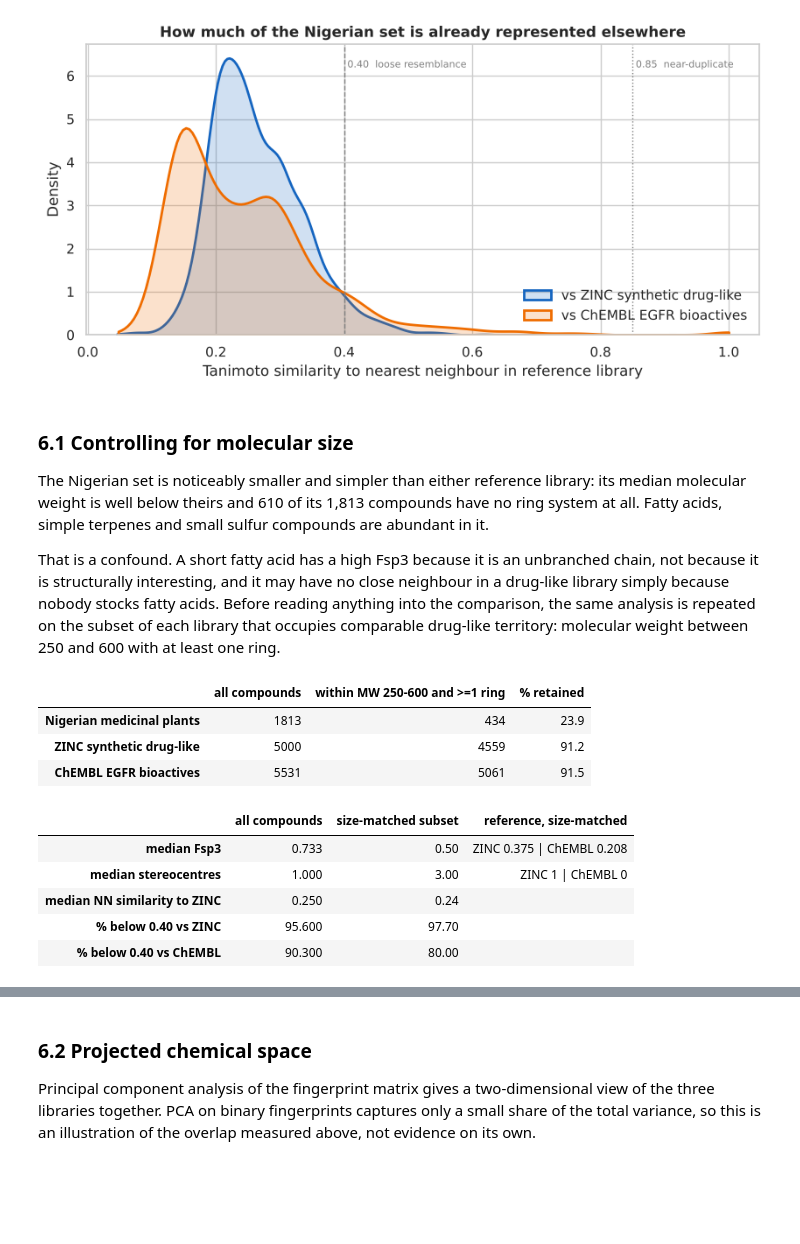
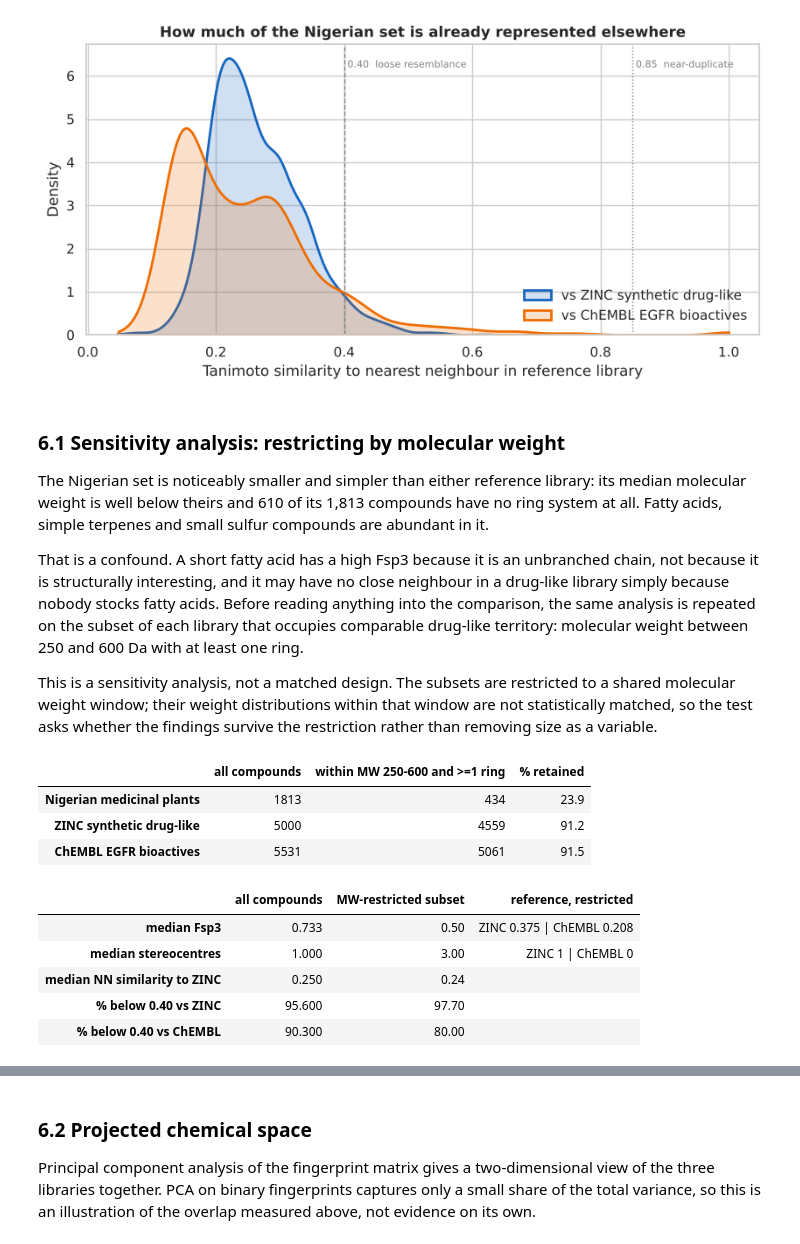
Before and after one commit to Toyin96/nigerian-phytochemical-space, a Jupyter notebook: notebooks/01_chemical_space.ipynb, the cells around one changed output, grey strips where cells are left out. Saved outputs shown, nothing was run; the diff lists cells and outputs as text; code cells hidden in the pictures; blank space fills up the shorter version.

Commit message:
Correct terminology: sensitivity analysis, not size-matched control

```diff
--- a/notebooks/01_chemical_space.ipynb
+++ b/notebooks/01_chemical_space.ipynb
@@ -341,7 +341,7 @@ plt.show()
 # %% [output]
 [figure]
 # %% [markdown]
-### 6.1 Controlling for molecular size
+### 6.1 Sensitivity analysis: restricting by molecular weight
 
 The Nigerian set is noticeably smaller and simpler than either reference library: its median
 molecular weight is well below theirs and 610 of its 1,813 compounds have no ring system at
@@ -351,7 +351,12 @@ That is a confound. A short fatty acid has a high Fsp3 because it is an unbranch
 because it is structurally interesting, and it may have no close neighbour in a drug-like
 library simply because nobody stocks fatty acids. Before reading anything into the comparison,
 the same analysis is repeated on the subset of each library that occupies comparable
-drug-like territory: molecular weight between 250 and 600 with at least one ring.
+drug-like territory: molecular weight between 250 and 600 Da with at least one ring.
+
+This is a sensitivity analysis, not a matched design. The subsets are restricted to a shared
+molecular weight window; their weight distributions within that window are not statistically
+matched, so the test asks whether the findings survive the restriction rather than removing
+size as a variable.
 # %%
 def drug_like_window(frame):
     return frame[(frame["MW"].between(250, 600)) & (frame["Rings"] >= 1)].copy()
@@ -374,36 +379,36 @@ retained
 # %%
 zinc_m_fps = cs.fingerprints(zinc_m["mol"])
 chembl_m_fps = cs.fingerprints(chembl_m["mol"])
 nmpp_m_fps = cs.fingerprints(nmpp_m["mol"])
 
 nmpp_m["NN to ZINC"] = cs.nearest_neighbour_similarity(nmpp_m_fps, zinc_m_fps)
 nmpp_m["NN to ChEMBL"] = cs.nearest_neighbour_similarity(nmpp_m_fps, chembl_m_fps)
 
 matched = pd.DataFrame({
     "all compounds": {
         "median Fsp3": round(float(nmpp_d["Fsp3"].median()), 3),
         "median stereocentres": float(nmpp_d["Stereocentres"].median()),
         "median NN similarity to ZINC": round(float(nmpp_d["NN to ZINC"].median()), 3),
         "% below 0.40 vs ZINC": round(float((nmpp_d["NN to ZINC"] < 0.40).mean() * 100), 1),
         "% below 0.40 vs ChEMBL": round(float((nmpp_d["NN to ChEMBL"] < 0.40).mean() * 100), 1),
     },
-    "size-matched subset": {
+    "MW-restricted subset": {
         "median Fsp3": round(float(nmpp_m["Fsp3"].median()), 3),
         "median stereocentres": float(nmpp_m["Stereocentres"].median()),
         "median NN similarity to ZINC": round(float(nmpp_m["NN to ZINC"].median()), 3),
         "% below 0.40 vs ZINC": round(float((nmpp_m["NN to ZINC"] < 0.40).mean() * 100), 1),
         "% below 0.40 vs ChEMBL": round(float((nmpp_m["NN to ChEMBL"] < 0.40).mean() * 100), 1),
     },
 })
-matched["reference, size-matched"] = [
+matched["reference, restricted"] = [
     f"ZINC {zinc_m['Fsp3'].median():.3f} | ChEMBL {chembl_m['Fsp3'].median():.3f}",
     f"ZINC {zinc_m['Stereocentres'].median():.0f} | ChEMBL {chembl_m['Stereocentres'].median():.0f}",
     "", "", "",
 ]
-matched.to_csv(RES / "06b_size_matched.csv")
+matched.to_csv(RES / "06b_sensitivity_mw_restricted.csv")
 matched
 # %% [output]
-|  | all compounds | size-matched subset | reference, size-matched |
+|  | all compounds | MW-restricted subset | reference, restricted |
 | median Fsp3 | 0.733 | 0.50 | ZINC 0.375 | ChEMBL 0.208 |
 | median stereocentres | 1.000 | 3.00 | ZINC 1 | ChEMBL 0 |
 | median NN similarity to ZINC | 0.250 | 0.24 |  |
```
Also changed, not shown: parts of 2 cells of this notebook, 2 other files.
